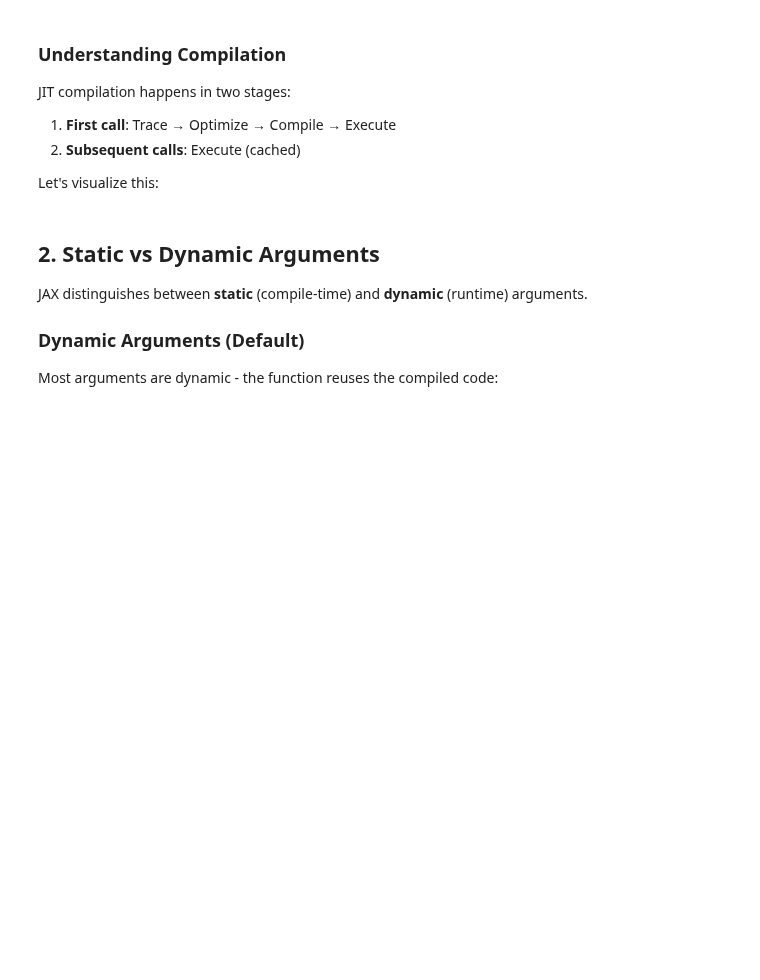
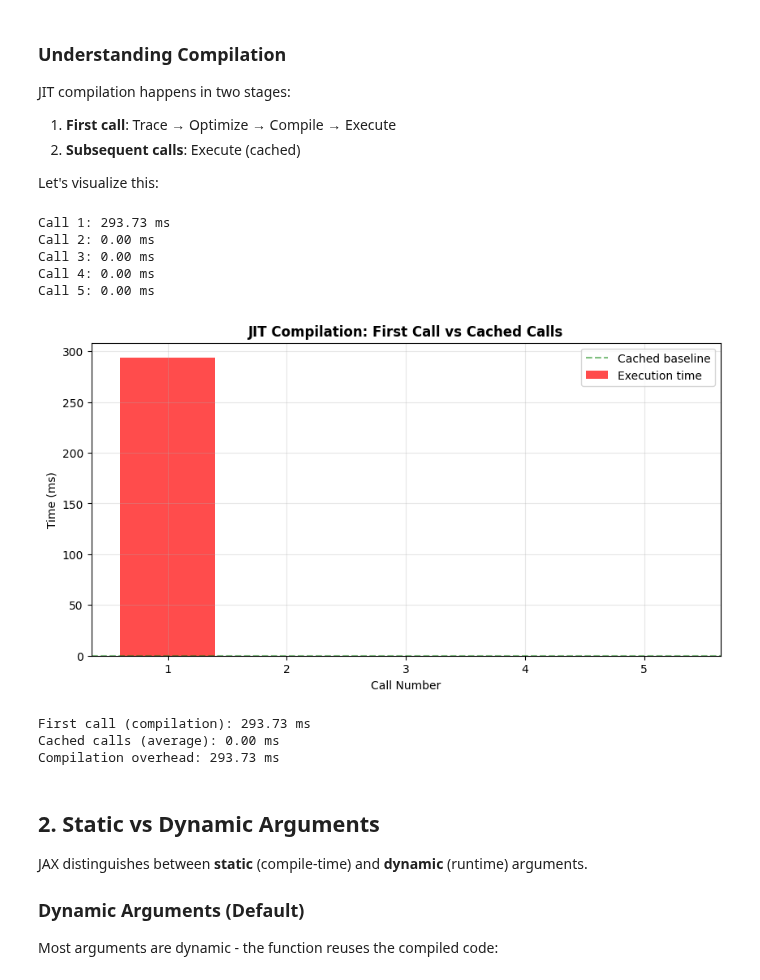
Before and after one commit to chaobrain/brainstate, a Jupyter notebook: docs/tutorials/transforms/01_jit_compilation.ipynb, the cells around one changed output. Saved outputs shown, nothing was run; the diff lists cells and outputs as text; code cells hidden in the pictures; blank space fills up the shorter version.

```diff
--- a/docs/tutorials/transforms/01_jit_compilation.ipynb
+++ b/docs/tutorials/transforms/01_jit_compilation.ipynb
@@ -37,33 +39,35 @@ def compute_sum_no_jit(x):
     """Sum of squares without JIT."""
     return jnp.sum(x ** 2)
 
+
 # With JIT
-@bst.transform.jit
+@brainstate.transform.jit
 def compute_sum_jit(x):
     """Sum of squares with JIT."""
     return jnp.sum(x ** 2)
 
+
 # Test data
-x = bst.random.randn(1000)
+x = brainstate.random.randn(10000)
 
 # First call (compilation + execution)
 print("First call (includes compilation):")
 start = time.time()
-result_jit = compute_sum_jit(x)
+result_jit = compute_sum_jit(x).block_until_ready()  # Ensure computation is done
 first_time = time.time() - start
-print(f"  JIT result: {result_jit:.4f}, Time: {first_time*1000:.3f} ms")
+print(f"  JIT result: {result_jit:.4f}, Time: {first_time * 1000:.3f} ms")
 
 # Second call (cached, just execution)
 print("\nSecond call (cached):")
 start = time.time()
-result_jit = compute_sum_jit(x)
+result_jit = compute_sum_jit(x).block_until_ready()  # Ensure computation is done
 jit_time = time.time() - start
-print(f"  JIT result: {result_jit:.4f}, Time: {jit_time*1000:.3f} ms")
+print(f"  JIT result: {result_jit:.4f}, Time: {jit_time * 1000:.3f} ms")
 
 # No JIT
 start = time.time()
-result_no_jit = compute_sum_no_jit(x)
+result_no_jit = compute_sum_no_jit(x).block_until_ready()  # Ensure computation is done
 no_jit_time = time.time() - start
-print(f"  No JIT result: {result_no_jit:.4f}, Time: {no_jit_time*1000:.3f} ms")
+print(f"  No JIT result: {result_no_jit:.4f}, Time: {no_jit_time * 1000:.3f} ms")
 
-print(f"\n✅ Speedup: {no_jit_time / jit_time:.1f}x")
+# print(f"\n✅ Speedup: {no_jit_time / jit_time:.1f}x")
@@ -77,40 +89,51 @@ JIT compilation happens in two stages:
 
 Let's visualize this:
 # %%
-@bst.transform.jit
+@brainstate.transform.jit
 def complex_computation(x, n_iterations=100):
     """More complex computation for timing."""
     result = x
     for i in range(n_iterations):
         result = jnp.sin(result) + jnp.cos(result)
         result = result / (jnp.sum(result) + 1e-8)
     return result
 
+
 # Measure compilation + execution
-x = bst.random.randn(100)
+x = brainstate.random.randn(100)
 
 times = []
 for i in range(5):
     start = time.time()
-    result = complex_computation(x)
+    result = jax.block_until_ready(complex_computation(x))
     elapsed = (time.time() - start) * 1000
     times.append(elapsed)
-    print(f"Call {i+1}: {elapsed:.2f} ms")
+    print(f"Call {i + 1}: {elapsed:.2f} ms")
 
 # Plot
 plt.figure(figsize=(10, 5))
 plt.bar(range(1, 6), times, color=['red', 'green', 'green', 'green', 'green'], alpha=0.7)
 plt.xlabel('Call Number')
 plt.ylabel('Time (ms)')
 plt.title('JIT Compilation: First Call vs Cached Calls', fontweight='bold')
 plt.axhline(y=times[1], color='green', linestyle='--', alpha=0.5, label='Cached time')
 plt.legend(['Cached baseline', 'Execution time'])
 plt.grid(alpha=0.3)
 plt.show()
 
 print(f"\nFirst call (compilation): {times[0]:.2f} ms")
 print(f"Cached calls (average): {np.mean(times[1:]):.2f} ms")
 print(f"Compilation overhead: {times[0] - times[1]:.2f} ms")
+# %% [output]
+Call 1: 293.73 ms
+Call 2: 0.00 ms
+Call 3: 0.00 ms
+Call 4: 0.00 ms
+Call 5: 0.00 ms
+[figure, added]
+First call (compilation): 293.73 ms
+Cached calls (average): 0.00 ms
+Compilation overhead: 293.73 ms
 # %% [markdown]
 ## 2. Static vs Dynamic Arguments
 
```
Also changed, not shown: parts of 17 cells of this notebook, 9 other files.
